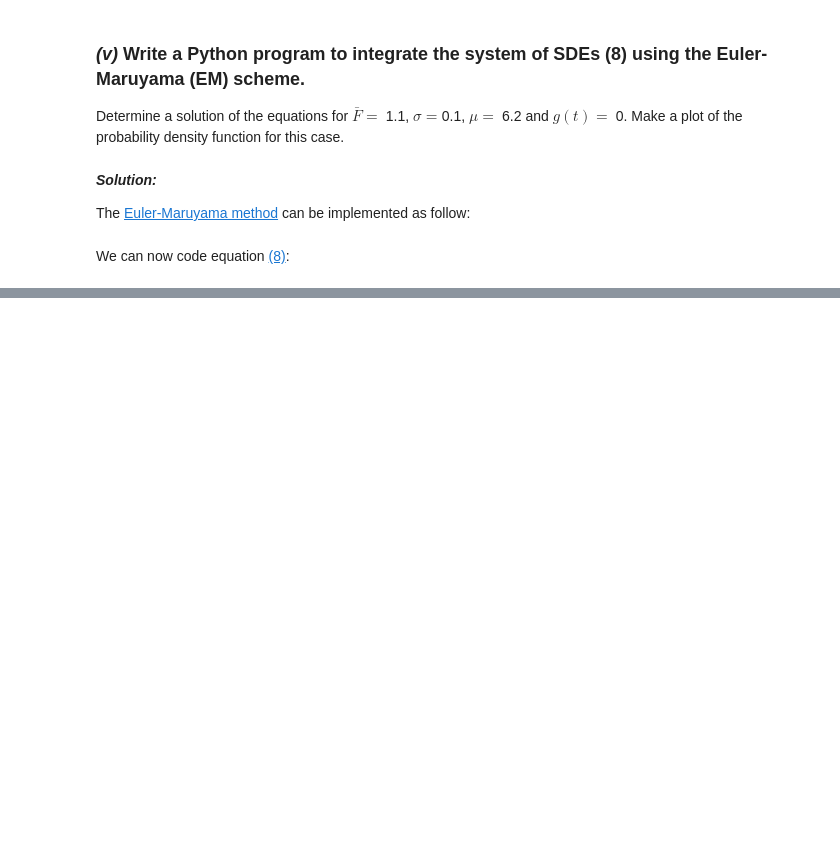
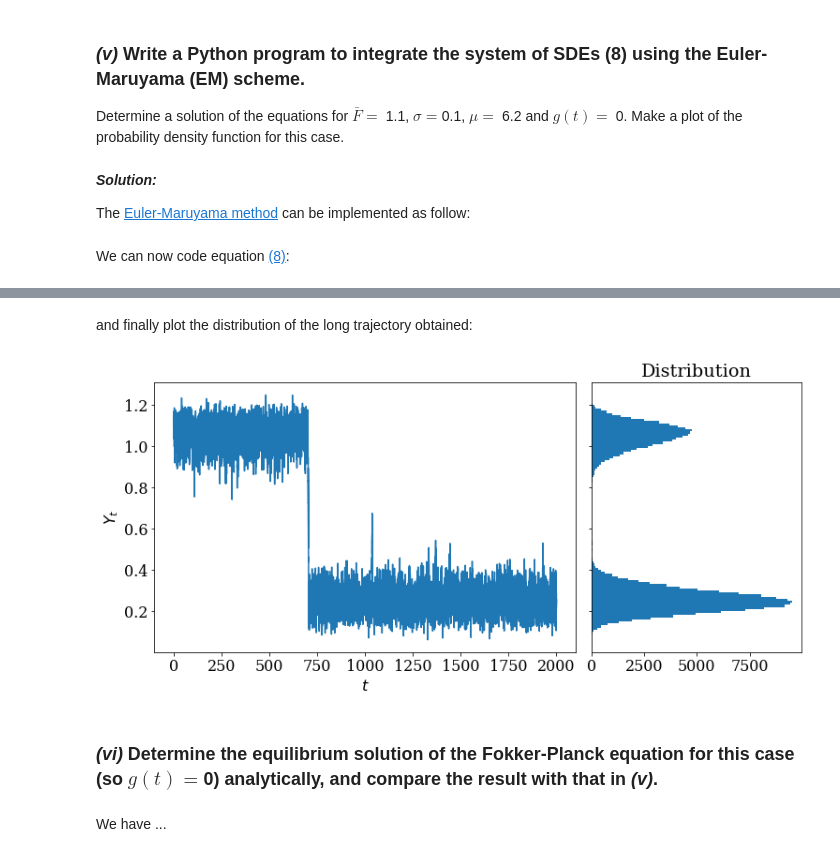
Before and after one commit to jodemaey/CriticalEarthPython, a Jupyter notebook: project_AMOC.ipynb, the cells around one changed output, grey strips where cells are left out. Drawn from its saved outputs; the diff is of its cells as text; code cells hidden in the pictures; blank space fills up the shorter version.

Commit message:
Update of the AMOC notebook

```diff
--- a/project_AMOC.ipynb
+++ b/project_AMOC.ipynb
@@ -267,4 +269,7 @@ def AMOC_noise(x, t, Fbar=1., mu=1., g=None):
 # %%
+%%time
+
 Fbar = 1.1
-time, trajectory = stochastic_integrate(AMOC_noise, 0.01, 10000,
-                                        {'Fbar': Fbar, 'mu': 6.2}, 0., Fbar * 0.1)
+sigma = 0.1
+
+time, trajectory = stochastic_integrate(AMOC_noise, 0.01, 200000, {'Fbar': Fbar, 'mu': 6.2}, 1.1, Fbar * sigma)
@@ -270,0 +279,41 @@ time, trajectory = stochastic_integrate(AMOC_noise, 0.01, 10000,
+# %% [markdown]
+and finally plot the distribution of the long trajectory obtained:
+# %%
+def plot_hist(x, y, ax, ax_histy, binwidth = 0.01, plot_kwargs=None, hist_kwargs=None):
+    """Helper function to plot a trajectory and its histogram besides."""
+    if plot_kwargs is None:
+        plot_kwargs = dict()
+
+    if hist_kwargs is None:
+        hist_kwargs = dict()
+
+    # no labels
+    ax_histy.tick_params(axis="y", labelleft=False)
+
+    # the scatter plot:
+    ax.plot(x, y, **plot_kwargs)
+
+    # now determine the bins:
+    bins = np.arange(np.min(y), np.max(y) + binwidth, binwidth)
+    ax_histy.hist(y, bins=bins, orientation='horizontal', **hist_kwargs)
+# %%
+fig = plt.figure(figsize=(12, 5))
+
+gs = fig.add_gridspec(1, 2,  width_ratios=(4, 2),
+                      left=0.1, right=0.9, bottom=0.1, top=0.9,
+                      wspace=0.05, hspace=0.35)
+
+ax = fig.add_subplot(gs[0, 0])
+ax_histy = fig.add_subplot(gs[0, 1], sharey=ax)
+
+plot_hist(time, trajectory, ax, ax_histy)
+
+ax.set_xlabel(r'$t$')
+ax.set_ylabel(r"$Y_t$")
+ax_histy.set_title('Distribution');
+# %% [output]
+[figure, added]
+# %% [markdown]
+### *(vi)* Determine the equilibrium solution of the Fokker-Planck equation for this case (so $g(t) = $0) analytically, and compare the result with that in *(v)*.
+# %% [markdown]
+We have ...
```
Also changed, not shown: parts of 2 cells of this notebook.
